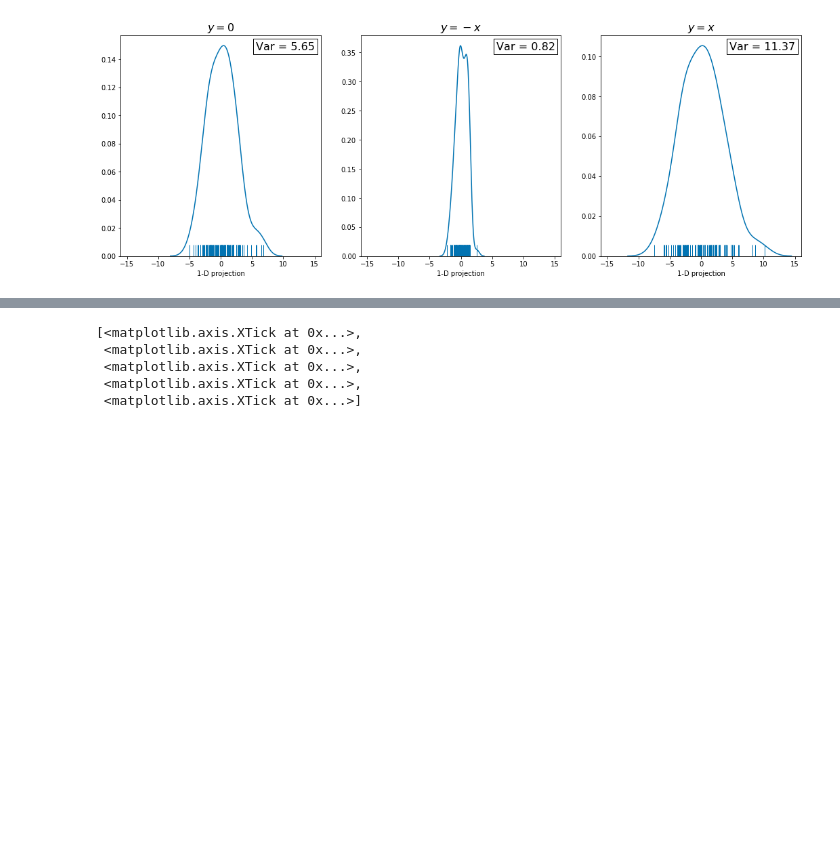
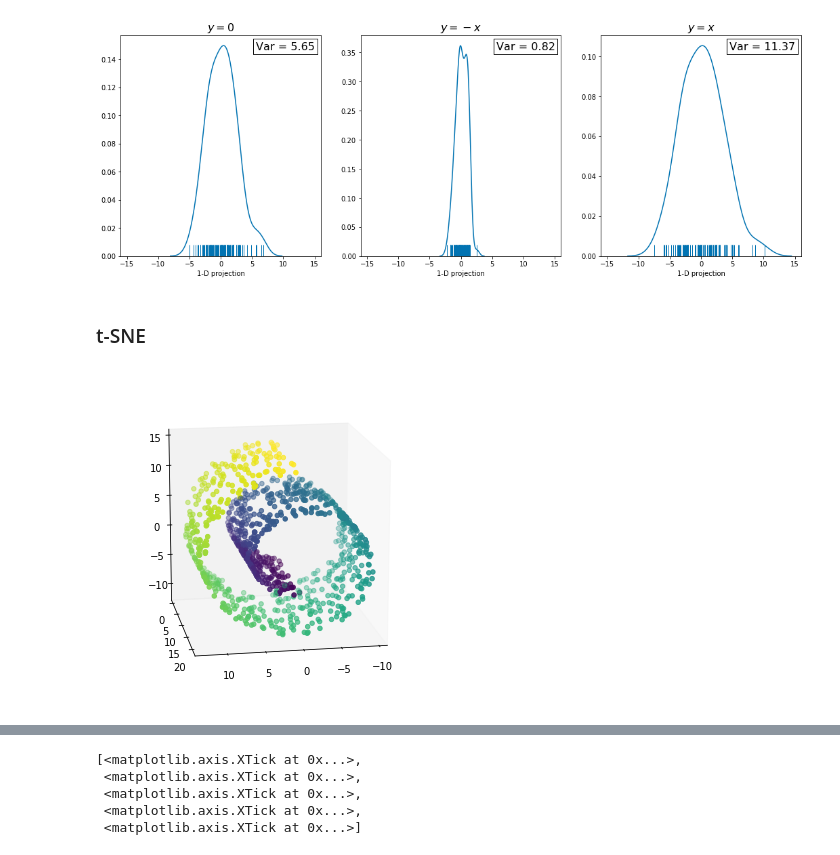
Before and after one commit to msto/bme780-final-tutorial, a Jupyter notebook: dimensionality reduction tutorial appendix.ipynb, the cells around one changed output, grey strips where cells are left out. Saved outputs shown, nothing was run; the diff lists cells and outputs as text; code cells hidden in the pictures; blank space fills up the shorter version.

```diff
--- a/dimensionality reduction tutorial appendix.ipynb
+++ b/dimensionality reduction tutorial appendix.ipynb
@@ -321,3 +323,5 @@ for ax in axes:
 plt.savefig('figs/pca_compare_variance.png', bbox_inches='tight')
 # %% [output]
 [figure]
+# %% [markdown]
+### t-SNE
@@ -323,0 +332,15 @@ plt.savefig('figs/pca_compare_variance.png', bbox_inches='tight')
+# %%
+np.random.seed(149)
+plot_X, plot_t = make_swiss_roll(1000)
+
+def plot_swiss_roll(ax):
+    ax.scatter3D(plot_X[:, 0], plot_X[:, 1], plot_X[:, 2], c=plot_t)
+    ax.grid(False)
+# %%
+%matplotlib inline
+fig = plt.figure(figsize=(6, 6))
+ax = fig.add_subplot(111, projection='3d')
+plot_swiss_roll(ax)
+ax.view_init(15, 80)
+# %% [output]
+[figure, added]
```
Also changed, not shown: parts of 43 cells of this notebook.
